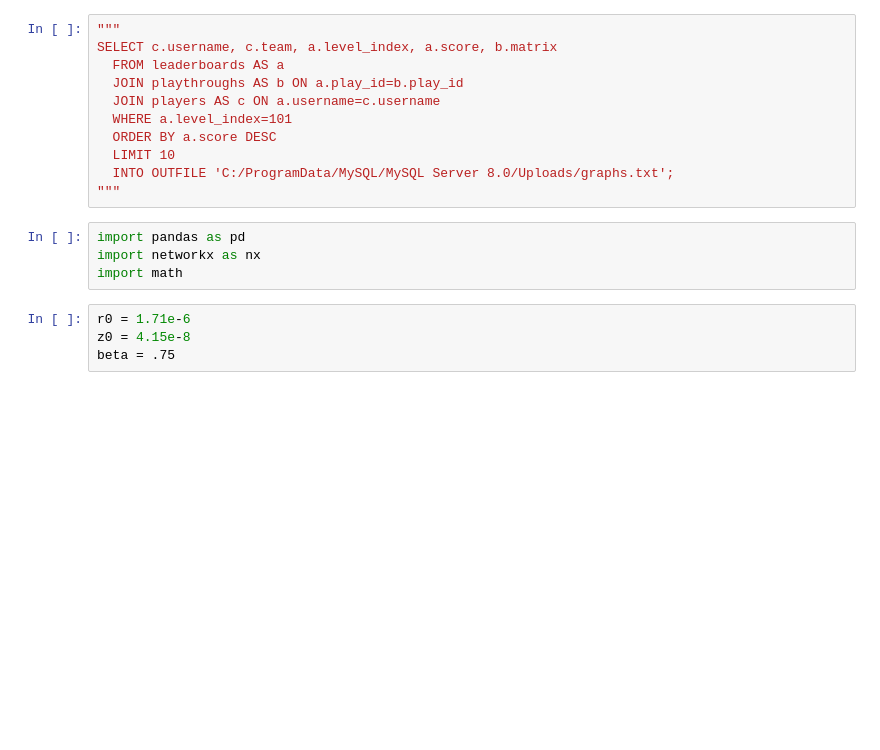
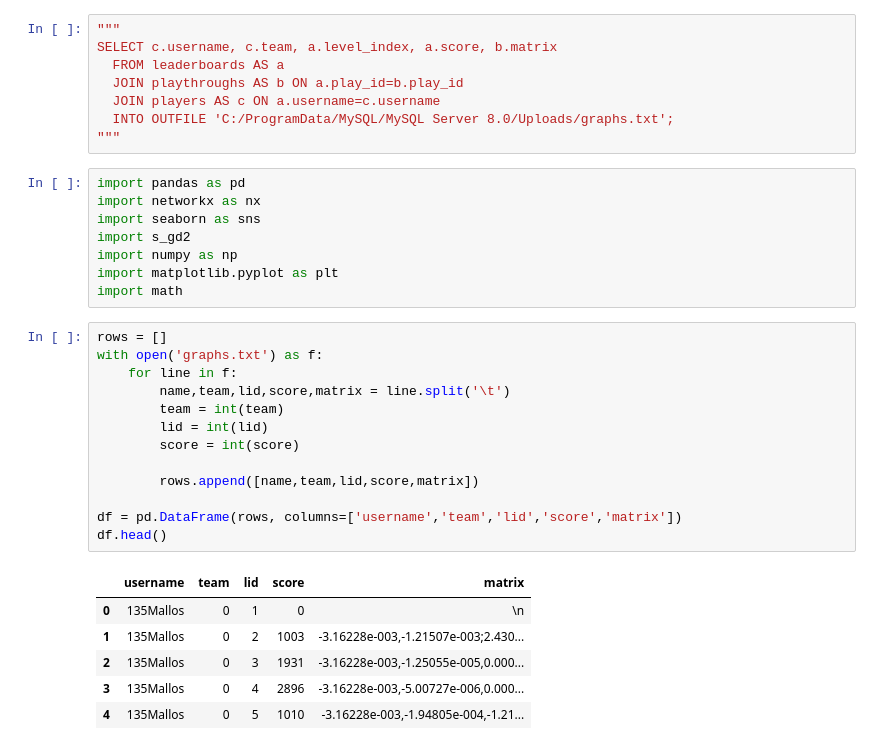
Before and after one commit to jxz12/ecobuild_analysis, a Jupyter notebook: graphs.ipynb, the cells around one changed output. Drawn from its saved outputs; the diff is of its cells as text; blank space fills up the shorter version.

```diff
--- a/graphs.ipynb
+++ b/graphs.ipynb
@@ -4,16 +4,33 @@ SELECT c.username, c.team, a.level_index, a.score, b.matrix
   FROM leaderboards AS a
   JOIN playthroughs AS b ON a.play_id=b.play_id
   JOIN players AS c ON a.username=c.username
-  WHERE a.level_index=101
-  ORDER BY a.score DESC
-  LIMIT 10
   INTO OUTFILE 'C:/ProgramData/MySQL/MySQL Server 8.0/Uploads/graphs.txt';
 """
 # %%
 import pandas as pd
 import networkx as nx
+import seaborn as sns
+import s_gd2
+import numpy as np
+import matplotlib.pyplot as plt
 import math
-# %%
-r0 = 1.71e-6
-z0 = 4.15e-8
-beta = .75
+# %%
+rows = []
+with open('graphs.txt') as f:
+    for line in f:
+        name,team,lid,score,matrix = line.split('\t')
+        team = int(team)
+        lid = int(lid)
+        score = int(score)
+
+        rows.append([name,team,lid,score,matrix])
+
+df = pd.DataFrame(rows, columns=['username','team','lid','score','matrix'])
+df.head()
+# %% [output]
+|  | username | team | lid | score | matrix |
+| 0 | 135Mallos | 0 | 1 | 0 | \n |
+| 1 | 135Mallos | 0 | 2 | 1003 | -3.16228e-003,-1.21507e-003;2.430... |
+| 2 | 135Mallos | 0 | 3 | 1931 | -3.16228e-003,-1.25055e-005,0.000... |
+| 3 | 135Mallos | 0 | 4 | 2896 | -3.16228e-003,-5.00727e-006,0.000... |
+| 4 | 135Mallos | 0 | 5 | 1010 | -3.16228e-003,-1.94805e-004,-1.21... |
```
Also changed, not shown: parts of 6 cells of this notebook, 5 other files.
